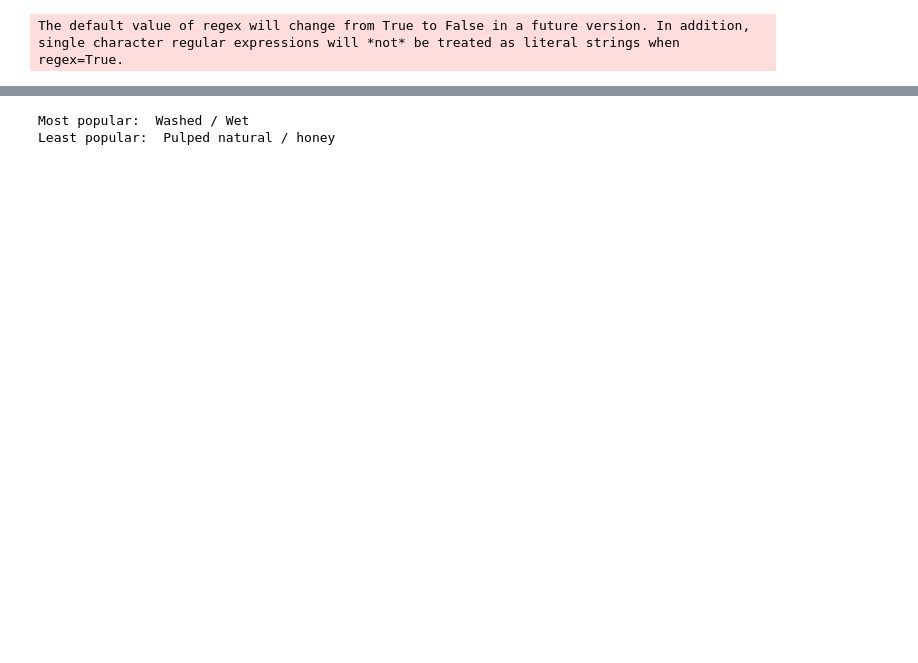
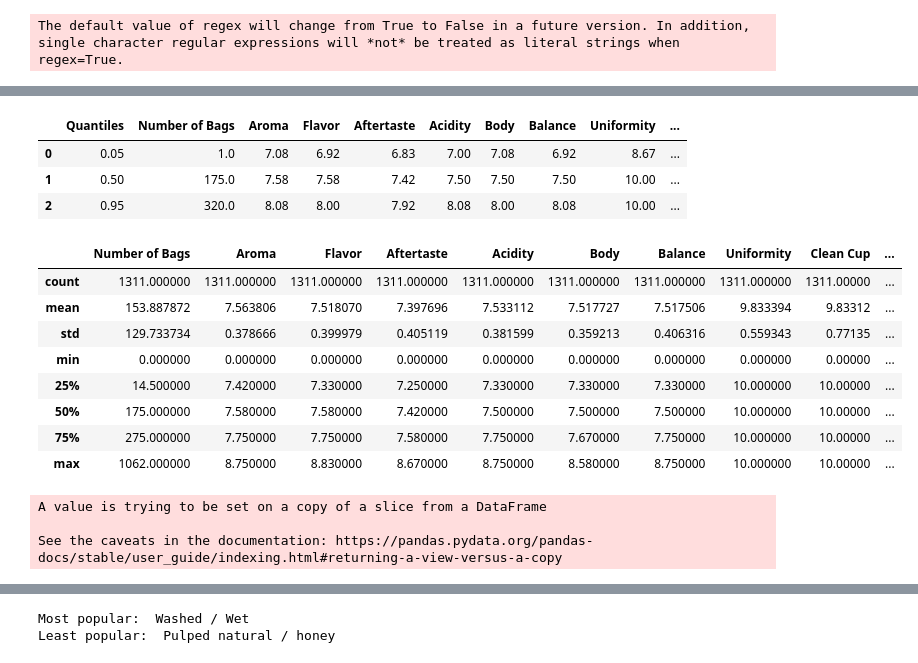
Before and after one commit to AnilesE/advanced_python_2021-22_HD, a Jupyter notebook: exercises/day6/Playing_with_pandas.ipynb, the cells around one changed output, grey strips where cells are left out. Cells and saved outputs as stored; diff of their text form; code cells hidden in the pictures; blank space fills up the shorter version.

```diff
--- a/exercises/day6/Playing_with_pandas.ipynb
+++ b/exercises/day6/Playing_with_pandas.ipynb
@@ -38,3 +38,39 @@ for column in numeric.columns:
     fig = go.Figure(data = data)
     fig.update_layout(title = column)
     fig.show()
+# %%
+q = [0.05, 0.5, 0.95]
+quantiles = pd.DataFrame(q, columns = ["Quantiles"])
+for column in numeric.columns:
+    quantiles[column] = numeric[column].quantile(q).values
+quantiles
+# %% [output]
+|  | Quantiles | Number of Bags | Aroma | Flavor | Aftertaste | Acidity | Body | Balance | Uniformity | ... |
+| 0 | 0.05 | 1.0 | 7.08 | 6.92 | 6.83 | 7.00 | 7.08 | 6.92 | 8.67 | ... |
+| 1 | 0.50 | 175.0 | 7.58 | 7.58 | 7.42 | 7.50 | 7.50 | 7.50 | 10.00 | ... |
+| 2 | 0.95 | 320.0 | 8.08 | 8.00 | 7.92 | 8.08 | 8.00 | 8.08 | 10.00 | ... |
+# %%
+numeric.describe()
+# %% [output]
+|  | Number of Bags | Aroma | Flavor | Aftertaste | Acidity | Body | Balance | Uniformity | Clean Cup | ... |
+| count | 1311.000000 | 1311.000000 | 1311.000000 | 1311.000000 | 1311.000000 | 1311.000000 | 1311.000000 | 1311.000000 | 1311.00000 | ... |
+| mean | 153.887872 | 7.563806 | 7.518070 | 7.397696 | 7.533112 | 7.517727 | 7.517506 | 9.833394 | 9.83312 | ... |
+| std | 129.733734 | 0.378666 | 0.399979 | 0.405119 | 0.381599 | 0.359213 | 0.406316 | 0.559343 | 0.77135 | ... |
+| min | 0.000000 | 0.000000 | 0.000000 | 0.000000 | 0.000000 | 0.000000 | 0.000000 | 0.000000 | 0.00000 | ... |
+| 25% | 14.500000 | 7.420000 | 7.330000 | 7.250000 | 7.330000 | 7.330000 | 7.330000 | 10.000000 | 10.00000 | ... |
+| 50% | 175.000000 | 7.580000 | 7.580000 | 7.420000 | 7.500000 | 7.500000 | 7.500000 | 10.000000 | 10.00000 | ... |
+| 75% | 275.000000 | 7.750000 | 7.750000 | 7.580000 | 7.750000 | 7.670000 | 7.750000 | 10.000000 | 10.00000 | ... |
+| max | 1062.000000 | 8.750000 | 8.830000 | 8.670000 | 8.750000 | 8.580000 | 8.750000 | 10.000000 | 10.00000 | ... |
+# %%
+altered = pd.DataFrame([range(1, numeric.shape[0])]).T
+for column in numeric.columns:
+    col = numeric[column]
+    mask0 = col < quantiles.loc[0, column]
+    mask1 = col > quantiles.loc[2, column]
+    median = quantiles.loc[1, column]
+    col.loc[mask0 | mask1] = median
+    altered[column] = col
+# %% [output]
+A value is trying to be set on a copy of a slice from a DataFrame
+
+See the caveats in the documentation: https://pandas.pydata.org/pandas-docs/stable/user_guide/indexing.html#returning-a-view-versus-a-copy
```
Also changed, not shown: parts of 7 cells of this notebook.
